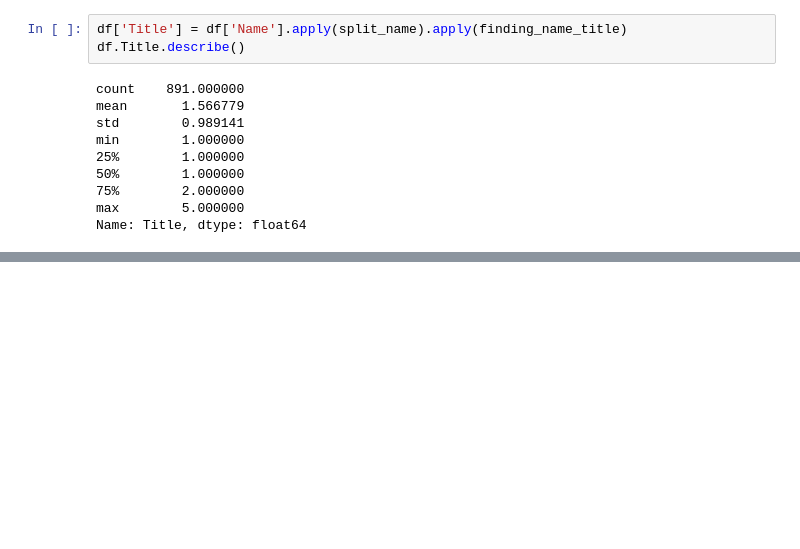
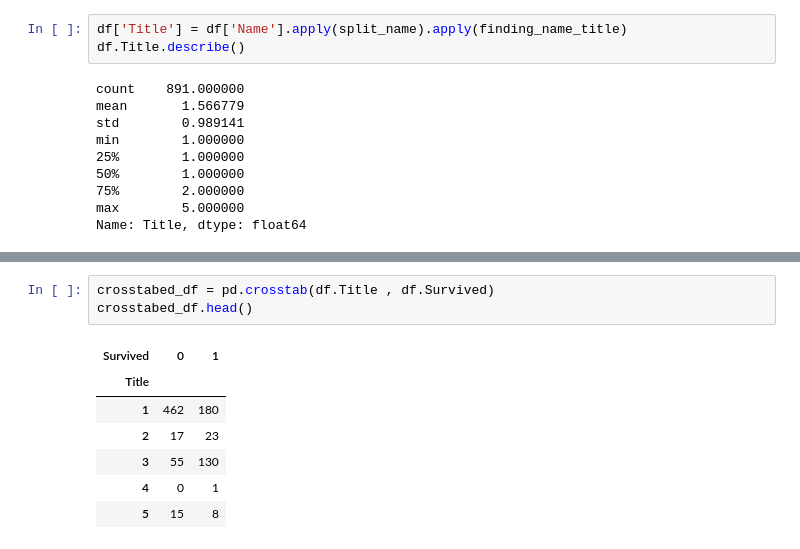
Before and after one commit to Abtinz/Machine-Learning-with-Python, a Jupyter notebook: Data Proccessing/TitanicPreproccessing/PreproccessingTitanic.ipynb, the cells around one changed output, grey strips where cells are left out. Cells and saved outputs as stored; diff of their text form; blank space fills up the shorter version.

```diff
--- a/Data Proccessing/TitanicPreproccessing/PreproccessingTitanic.ipynb
+++ b/Data Proccessing/TitanicPreproccessing/PreproccessingTitanic.ipynb
@@ -117,3 +117,14 @@ df.head(15)
 | 12 | 13 | 3 | Saundercock, Mr. William Henry | male | 20.0 | 0 | 0 | A/5. 2151 | 8.0500 | NaN | ... |
 | 13 | 14 | 3 | Andersson, Mr. Anders Johan | male | 39.0 | 1 | 5 | 347082 | 31.2750 | NaN | ... |
 | 14 | 15 | 3 | Vestrom, Miss. Hulda Amanda Adolfina | female | 14.0 | 0 | 0 | 350406 | 7.8542 | NaN | ... |
+# %%
+crosstabed_df = pd.crosstab(df.Title , df.Survived)
+crosstabed_df.head()
+# %% [output]
+| Survived | 0 | 1 |
+| Title |  |  |
+| 1 | 462 | 180 |
+| 2 | 17 | 23 |
+| 3 | 55 | 130 |
+| 4 | 0 | 1 |
+| 5 | 15 | 8 |
```
Also changed, not shown: parts of 3 cells of this notebook.
